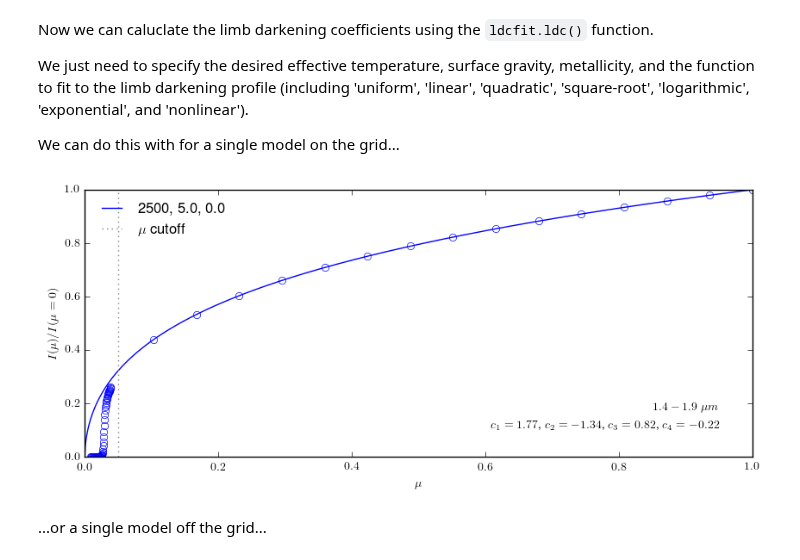
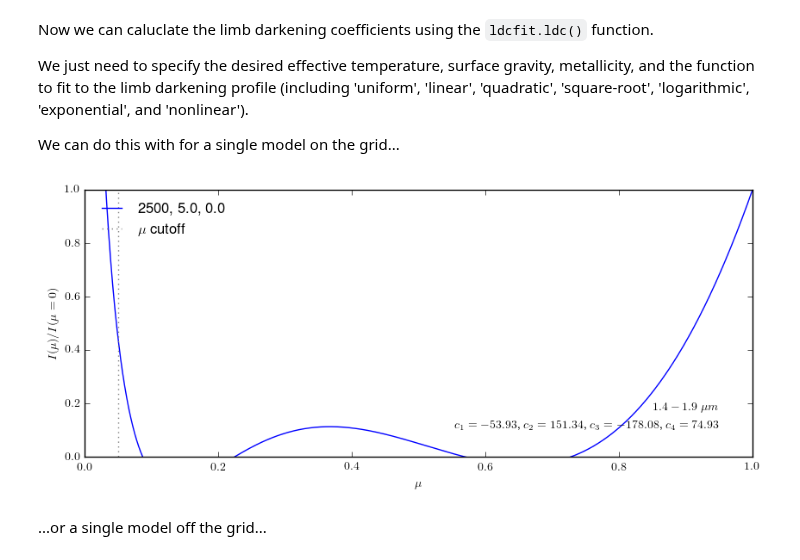
Before and after one commit to ExoCTK/exoctk, a Jupyter notebook: ExoCTK/ldc/ldc_demo.ipynb, the cells around one changed output. Saved outputs shown, nothing was run; the diff lists cells and outputs as text; code cells hidden in the pictures.

```diff
--- a/ExoCTK/ldc/ldc_demo.ipynb
+++ b/ExoCTK/ldc/ldc_demo.ipynb
@@ -68,9 +68,9 @@ We just need to specify the desired effective temperature, surface gravity, meta
 We can do this with for a single model on the grid...
 # %%
 teff, logg, FeH = 2500, 5.0, 0.0
-coeffs, mu, radius = lf.ldc(teff, logg, FeH, model_grid, 'nonlinear', plot=True)
+coeffs, mu, radius = lf.ldc(teff, logg, FeH, model_grid, 'nonlinear', plot=True, mu_min=0.05)
 # %% [output]
-[figure, old version]
+[figure, new version]
 # %% [markdown]
 ...or a single model off the grid...
 # %%
```
Also changed, not shown: parts of 1 cell of this notebook, 14 other files.
